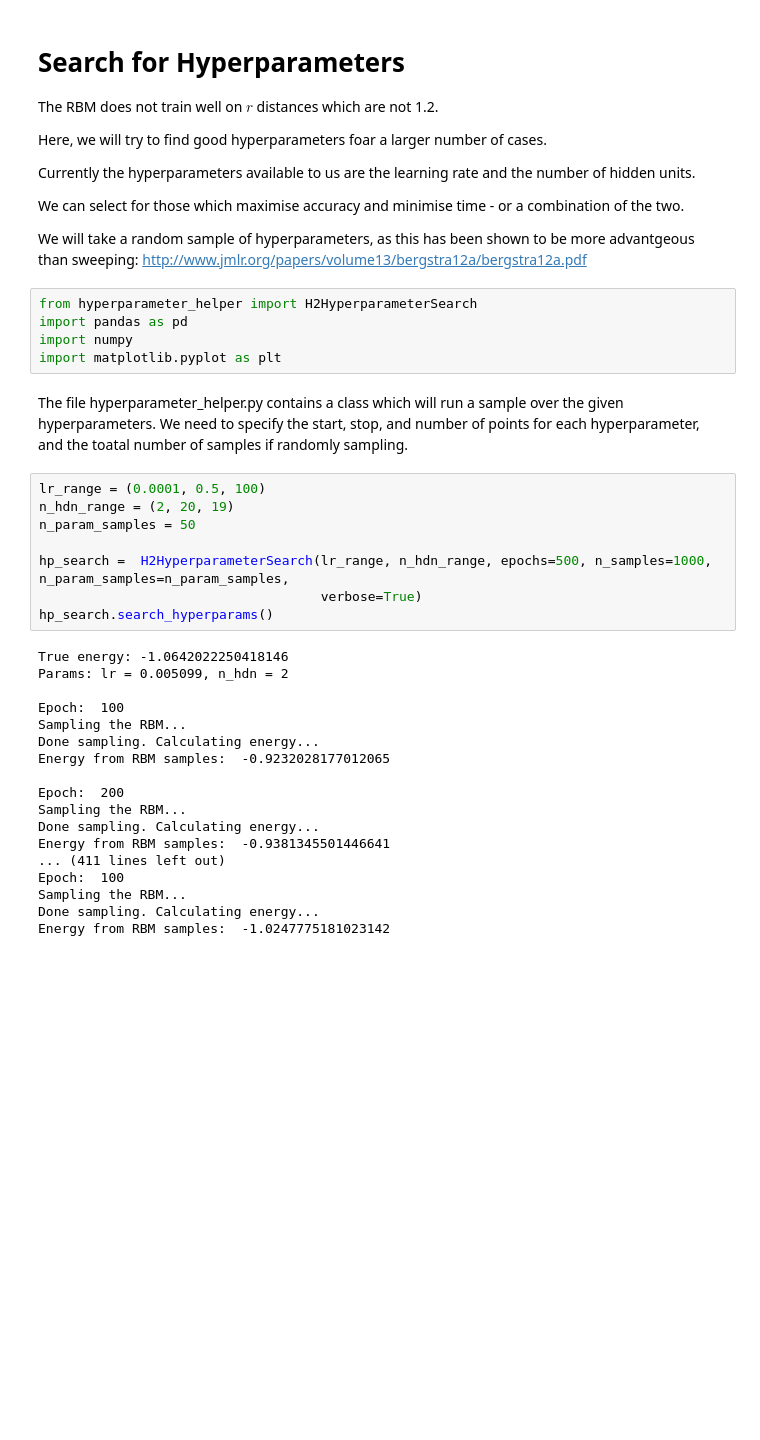
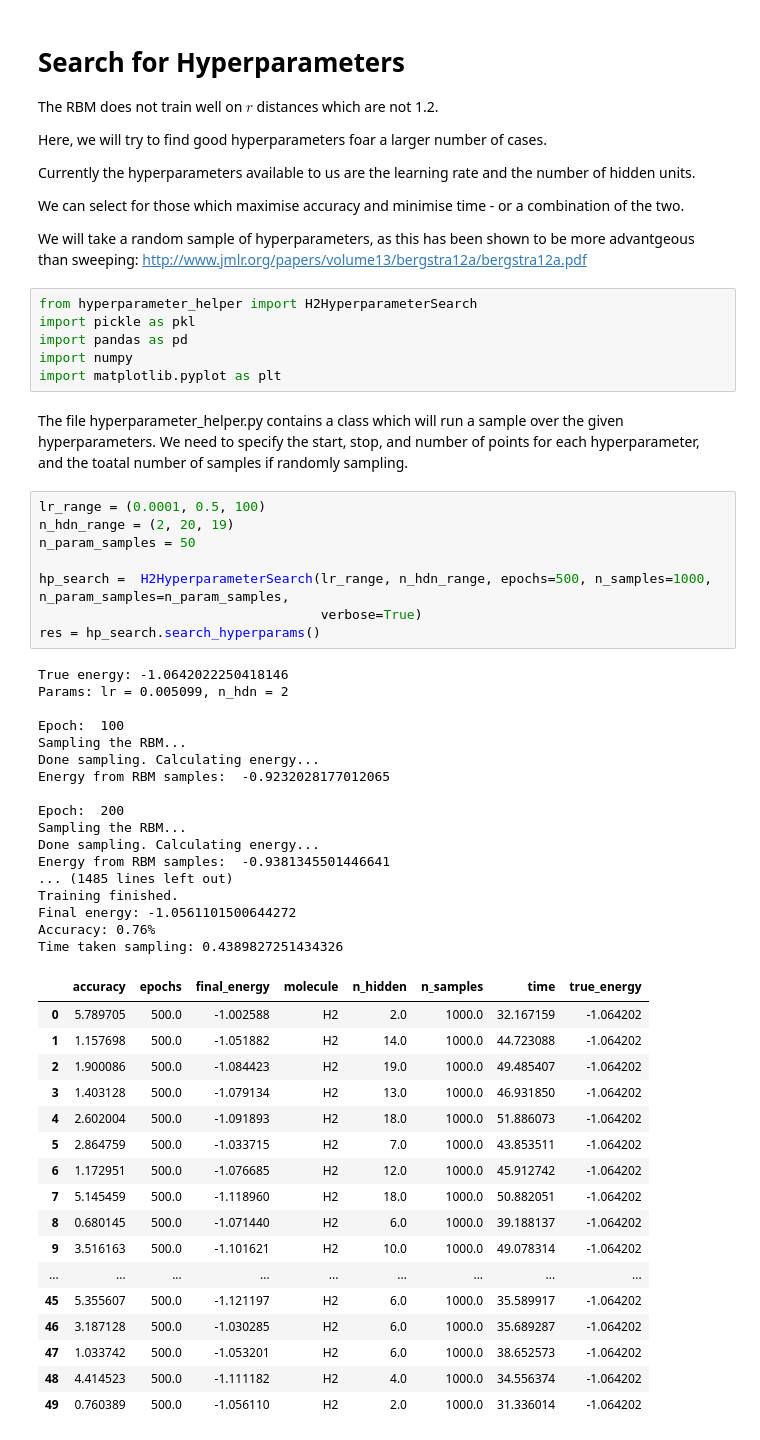
Before and after one commit to DuckTigger/CohortProject_2020, a Jupyter notebook: Project_1_RBM_and_Tomography/search_hyperparameters.ipynb, the cells around one changed output. Drawn from its saved outputs; the diff is of its cells as text; blank space fills up the shorter version.

```diff
--- a/Project_1_RBM_and_Tomography/search_hyperparameters.ipynb
+++ b/Project_1_RBM_and_Tomography/search_hyperparameters.ipynb
@@ -13,6 +13,7 @@ We will take a random sample of hyperparameters, as this has been shown to be mo
 http://www.jmlr.org/papers/volume13/bergstra12a/bergstra12a.pdf
 # %%
 from hyperparameter_helper import H2HyperparameterSearch
+import pickle as pkl
 import pandas as pd
 import numpy
 import matplotlib.pyplot as plt
@@ -23,26 +24,43 @@ randomly sampling.
 # %%
 lr_range = (0.0001, 0.5, 100)
 n_hdn_range = (2, 20, 19)
 n_param_samples = 50
 
 hp_search =  H2HyperparameterSearch(lr_range, n_hdn_range, epochs=500, n_samples=1000, n_param_samples=n_param_samples,
                                     verbose=True)
-hp_search.search_hyperparams()
+res = hp_search.search_hyperparams()
 # %% [output]
 True energy: -1.0642022250418146
 Params: lr = 0.005099, n_hdn = 2
 
 Epoch:  100
 Sampling the RBM...
 Done sampling. Calculating energy...
 Energy from RBM samples:  -0.9232028177012065
 
 Epoch:  200
 Sampling the RBM...
 Done sampling. Calculating energy...
 Energy from RBM samples:  -0.9381345501446641
-... (411 lines left out)
-Epoch:  100
-Sampling the RBM...
-Done sampling. Calculating energy...
-Energy from RBM samples:  -1.0247775181023142
+... (1485 lines left out)
+Training finished.
+Final energy: -1.0561101500644272
+Accuracy: 0.76%
+Time taken sampling: 0.4389827251434326
+|  | accuracy | epochs | final_energy | molecule | n_hidden | n_samples | time | true_energy |
+| 0 | 5.789705 | 500.0 | -1.002588 | H2 | 2.0 | 1000.0 | 32.167159 | -1.064202 |
+| 1 | 1.157698 | 500.0 | -1.051882 | H2 | 14.0 | 1000.0 | 44.723088 | -1.064202 |
+| 2 | 1.900086 | 500.0 | -1.084423 | H2 | 19.0 | 1000.0 | 49.485407 | -1.064202 |
+| 3 | 1.403128 | 500.0 | -1.079134 | H2 | 13.0 | 1000.0 | 46.931850 | -1.064202 |
+| 4 | 2.602004 | 500.0 | -1.091893 | H2 | 18.0 | 1000.0 | 51.886073 | -1.064202 |
+| 5 | 2.864759 | 500.0 | -1.033715 | H2 | 7.0 | 1000.0 | 43.853511 | -1.064202 |
+| 6 | 1.172951 | 500.0 | -1.076685 | H2 | 12.0 | 1000.0 | 45.912742 | -1.064202 |
+| 7 | 5.145459 | 500.0 | -1.118960 | H2 | 18.0 | 1000.0 | 50.882051 | -1.064202 |
+| 8 | 0.680145 | 500.0 | -1.071440 | H2 | 6.0 | 1000.0 | 39.188137 | -1.064202 |
+| 9 | 3.516163 | 500.0 | -1.101621 | H2 | 10.0 | 1000.0 | 49.078314 | -1.064202 |
+| ... | ... | ... | ... | ... | ... | ... | ... | ... |
+| 45 | 5.355607 | 500.0 | -1.121197 | H2 | 6.0 | 1000.0 | 35.589917 | -1.064202 |
+| 46 | 3.187128 | 500.0 | -1.030285 | H2 | 6.0 | 1000.0 | 35.689287 | -1.064202 |
+| 47 | 1.033742 | 500.0 | -1.053201 | H2 | 6.0 | 1000.0 | 38.652573 | -1.064202 |
+| 48 | 4.414523 | 500.0 | -1.111182 | H2 | 4.0 | 1000.0 | 34.556374 | -1.064202 |
+| 49 | 0.760389 | 500.0 | -1.056110 | H2 | 2.0 | 1000.0 | 31.336014 | -1.064202 |
```
Also changed, not shown: parts of 6 cells of this notebook.
